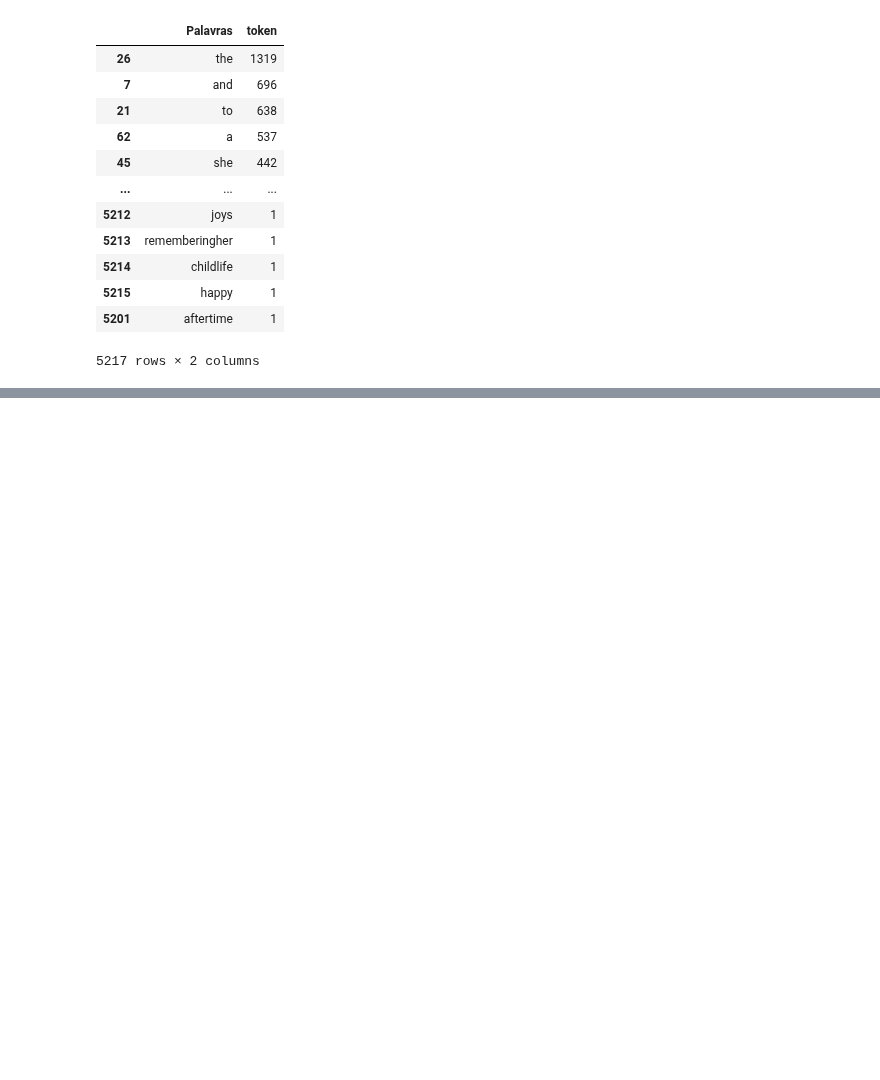
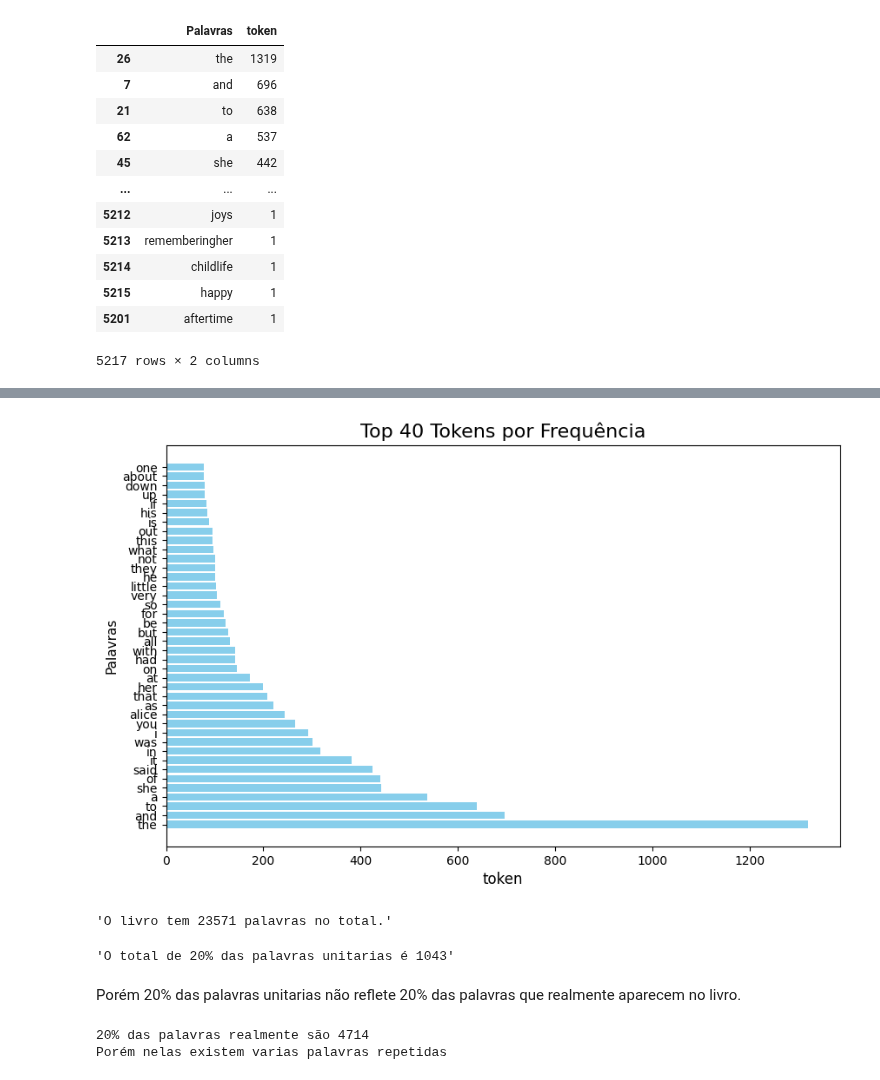
Before and after one commit to JhonAI13/Avaliador_de_livros, a Jupyter notebook: analize.ipynb, the cells around one changed output, grey strips where cells are left out. Drawn from its saved outputs; the diff is of its cells as text; code cells hidden in the pictures; blank space fills up the shorter version.

```diff
--- a/analize.ipynb
+++ b/analize.ipynb
@@ -28,0 +39,41 @@ np.int64(23571)
+# %%
+import matplotlib.pyplot as plt
+def visualizar_tokens(df, top_n=10):
+
+    # Seleciona os top N tokens
+    df_top_n = df.head(top_n)
+
+    # Cria o gráfico de barras horizontais
+    plt.figure(figsize=(10, 6))
+    plt.barh(df_top_n['Palavras'], df_top_n['token'], color='skyblue')
+
+    # Adiciona títulos e rótulos
+    plt.title(f'Top {top_n} Tokens por Frequência', fontsize=16)
+    plt.xlabel('token', fontsize=12)
+    plt.ylabel('Palavras', fontsize=11)
+
+    # Exibe o gráfico
+    plt.show()
+
+visualizar_tokens(df, top_n=40)
+# %% [output]
+[figure, added]
+# %%
+quantidade_palavras = df["token"].sum()
+f"O livro tem {quantidade_palavras} palavras no total."
+# %% [output]
+'O livro tem 23571 palavras no total.'
+# %%
+quantidade_palavras_unitarias = df.shape[0]
+vinte_porc = int(quantidade_palavras_unitarias * 0.2)
+f"O total de 20% das palavras unitarias é {vinte_porc}"
+# %% [output]
+'O total de 20% das palavras unitarias é 1043'
+# %% [markdown]
+Porém 20% das palavras unitarias não reflete 20% das palavras que realmente aparecem no livro.
+# %%
+vinte_porc = int(quantidade_palavras * 0.2)
+print(f"20% das palavras realmente são {vinte_porc} \nPorém nelas existem varias palavras repetidas")
+# %% [output]
+20% das palavras realmente são 4714
+Porém nelas existem varias palavras repetidas
```
Also changed, not shown: parts of 14 cells of this notebook, 2 other files.
